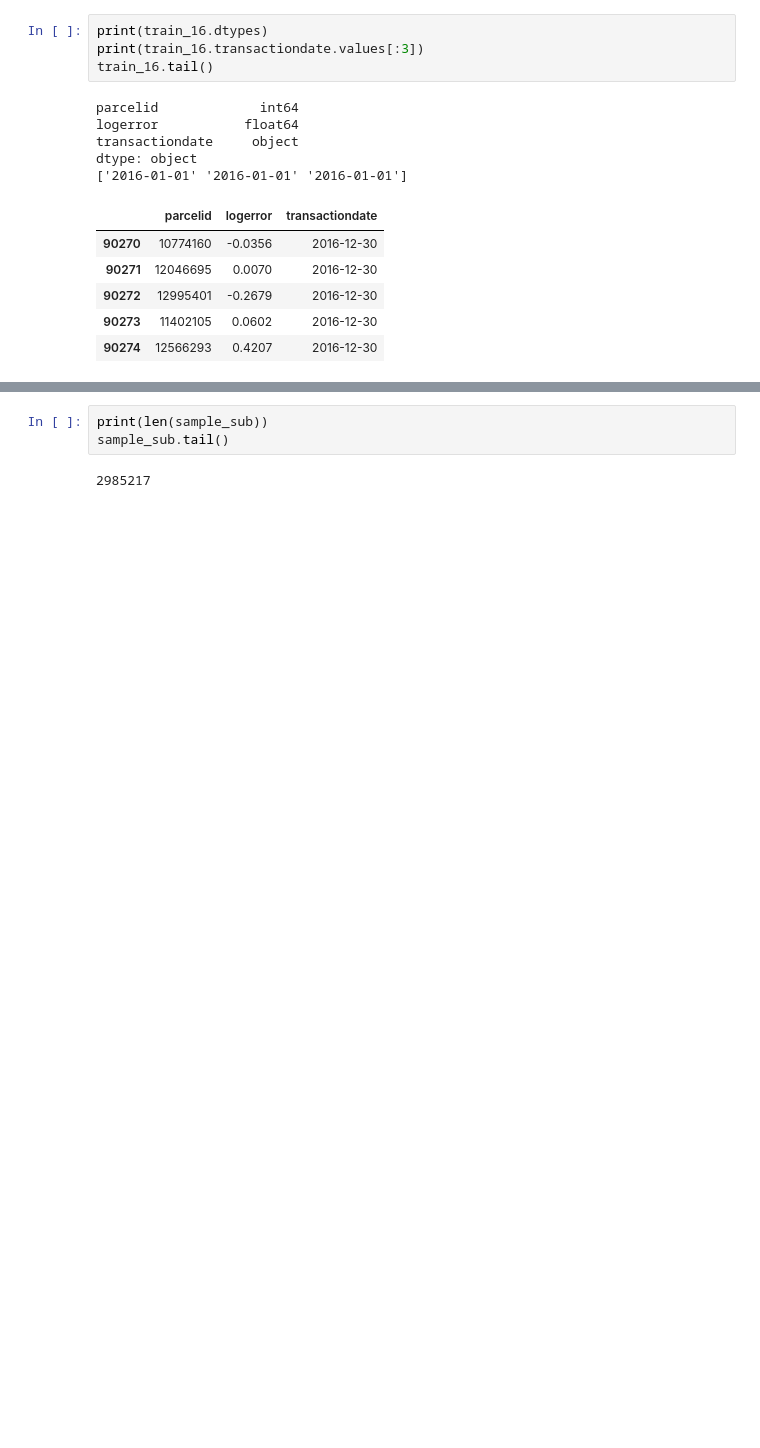
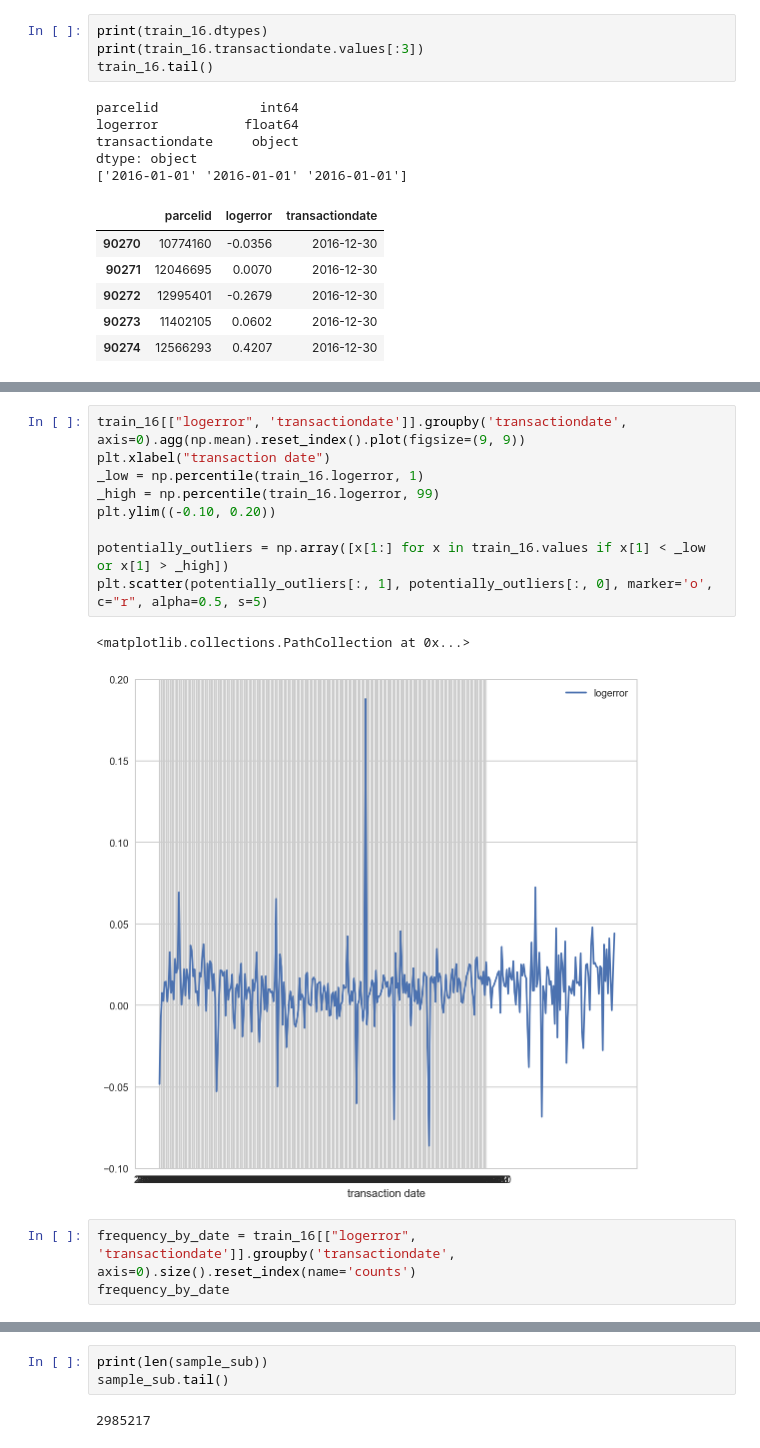
Before and after one commit to minus31/Zillow_Home_Value_Prediction, a Jupyter notebook: notebooks/EDA.ipynb, the cells around one changed output, grey strips where cells are left out. Cells and saved outputs as stored; diff of their text form; blank space fills up the shorter version.

```diff
--- a/notebooks/EDA.ipynb
+++ b/notebooks/EDA.ipynb
@@ -31,0 +113,15 @@ train_17.tail()
+# %%
+train_16[["logerror", 'transactiondate']].groupby('transactiondate', axis=0).agg(np.mean).reset_index().plot(figsize=(9, 9))
+plt.xlabel("transaction date")
+_low = np.percentile(train_16.logerror, 1)
+_high = np.percentile(train_16.logerror, 99)
+plt.ylim((-0.10, 0.20))
+
+potentially_outliers = np.array([x[1:] for x in train_16.values if x[1] < _low or x[1] > _high])
+plt.scatter(potentially_outliers[:, 1], potentially_outliers[:, 0], marker='o', c="r", alpha=0.5, s=5)
+# %% [output]
+<matplotlib.collections.PathCollection at 0x...>
+[figure, added]
+# %%
+frequency_by_date = train_16[["logerror", 'transactiondate']].groupby('transactiondate', axis=0).size().reset_index(name='counts')
+frequency_by_date
```
Also changed, not shown: parts of 24 cells of this notebook.
